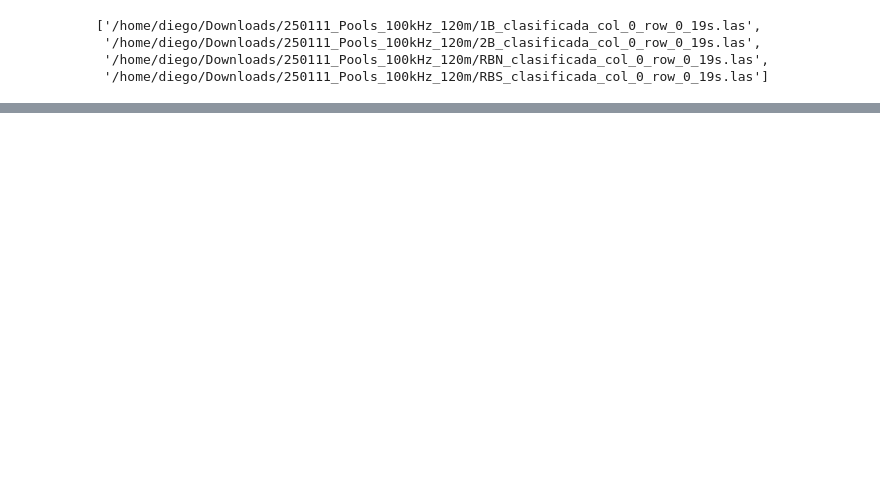
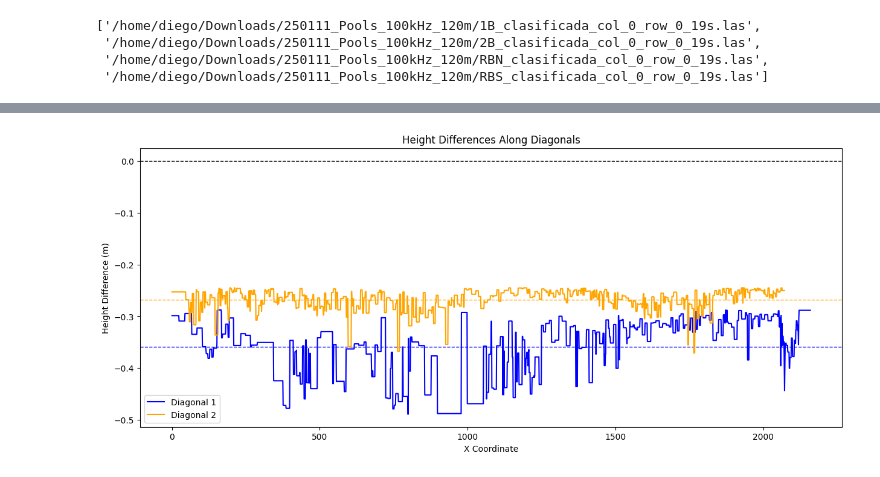
Before and after one commit to Kauel-Chile/sqm_batimetria, a Jupyter notebook: discrete_interface.ipynb, the cells around one changed output, grey strips where cells are left out. Saved outputs shown, nothing was run; the diff lists cells and outputs as text; code cells hidden in the pictures; blank space fills up the shorter version.

```diff
--- a/discrete_interface.ipynb
+++ b/discrete_interface.ipynb
@@ -291,3 +313,21 @@ array([[ 0,  0],
+# %%
+# Plot diagonal height differences
+plt.figure(figsize=(15, 6))
+# horizontal line in 0
+plt.axhline(0, color='black', linestyle='--', linewidth=1)
+# horizontal line in mean diagonal 1
+plt.axhline(mean_new_diagonal1, linestyle='--', linewidth=1, color = 'blue')
+# horizontal line in mean diagonal 2
+plt.axhline(mean_new_diagonal2, linestyle='--', linewidth=1, color = 'orange')
+plt.plot(new_diagonal1_z, label='Diagonal 1', color = 'blue')
+plt.plot(new_diagonal2_z, label='Diagonal 2', color = 'orange')
+plt.xlabel('X Coordinate')
+plt.ylabel('Height Difference (m)')
+plt.title('Height Differences Along Diagonals')
+plt.legend()
+plt.show()
+# %% [output]
+[figure, added]
 # %%
 import cv2
 import os
```
Also changed, not shown: parts of 9 cells of this notebook.
